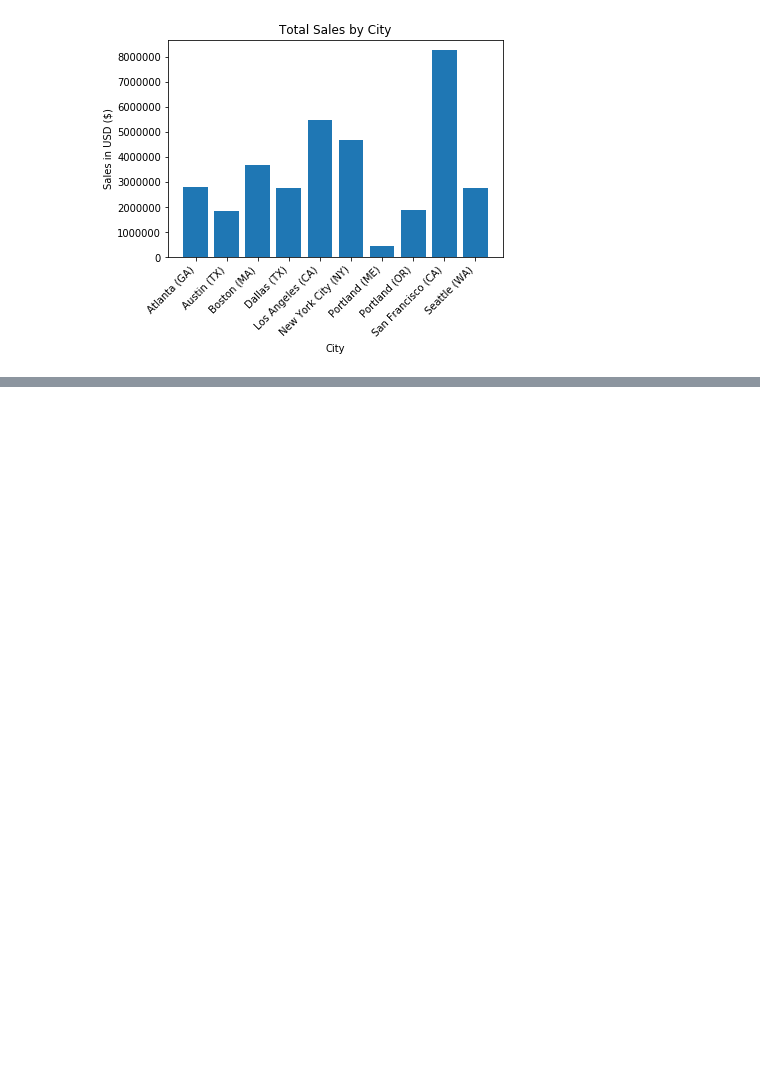
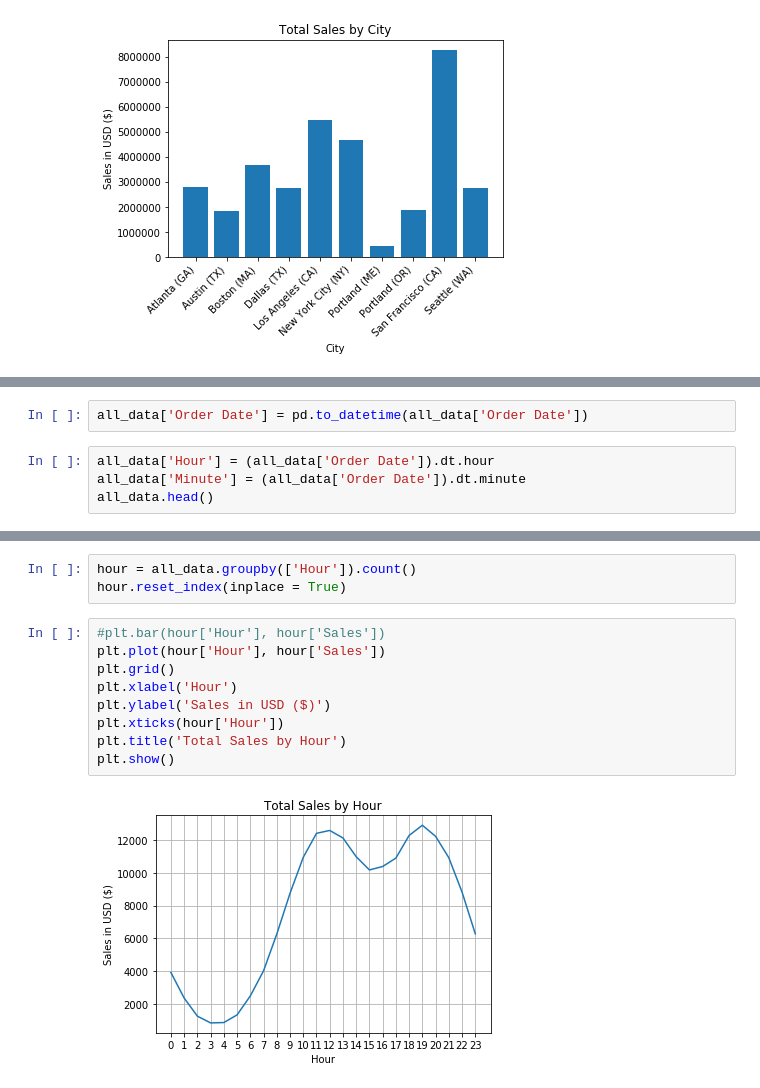
Before and after one commit to p15182028/Pandas-Data-Science-Tasks, a Jupyter notebook: Sales Analysis.ipynb, the cells around one changed output, grey strips where cells are left out. Drawn from its saved outputs; the diff is of its cells as text; blank space fills up the shorter version.

```diff
--- a/Sales Analysis.ipynb
+++ b/Sales Analysis.ipynb
@@ -284,0 +293,6 @@ plt.show()
+# %%
+all_data['Order Date'] = pd.to_datetime(all_data['Order Date'])
+# %%
+all_data['Hour'] = (all_data['Order Date']).dt.hour
+all_data['Minute'] = (all_data['Order Date']).dt.minute
+all_data.head()
@@ -284,0 +307,14 @@ plt.show()
+# %%
+hour = all_data.groupby(['Hour']).count()
+hour.reset_index(inplace = True)
+# %%
+#plt.bar(hour['Hour'], hour['Sales'])
+plt.plot(hour['Hour'], hour['Sales'])
+plt.grid()
+plt.xlabel('Hour')
+plt.ylabel('Sales in USD ($)')
+plt.xticks(hour['Hour'])
+plt.title('Total Sales by Hour')
+plt.show()
+# %% [output]
+[figure, added]
```
Also changed, not shown: parts of 6 cells of this notebook.
